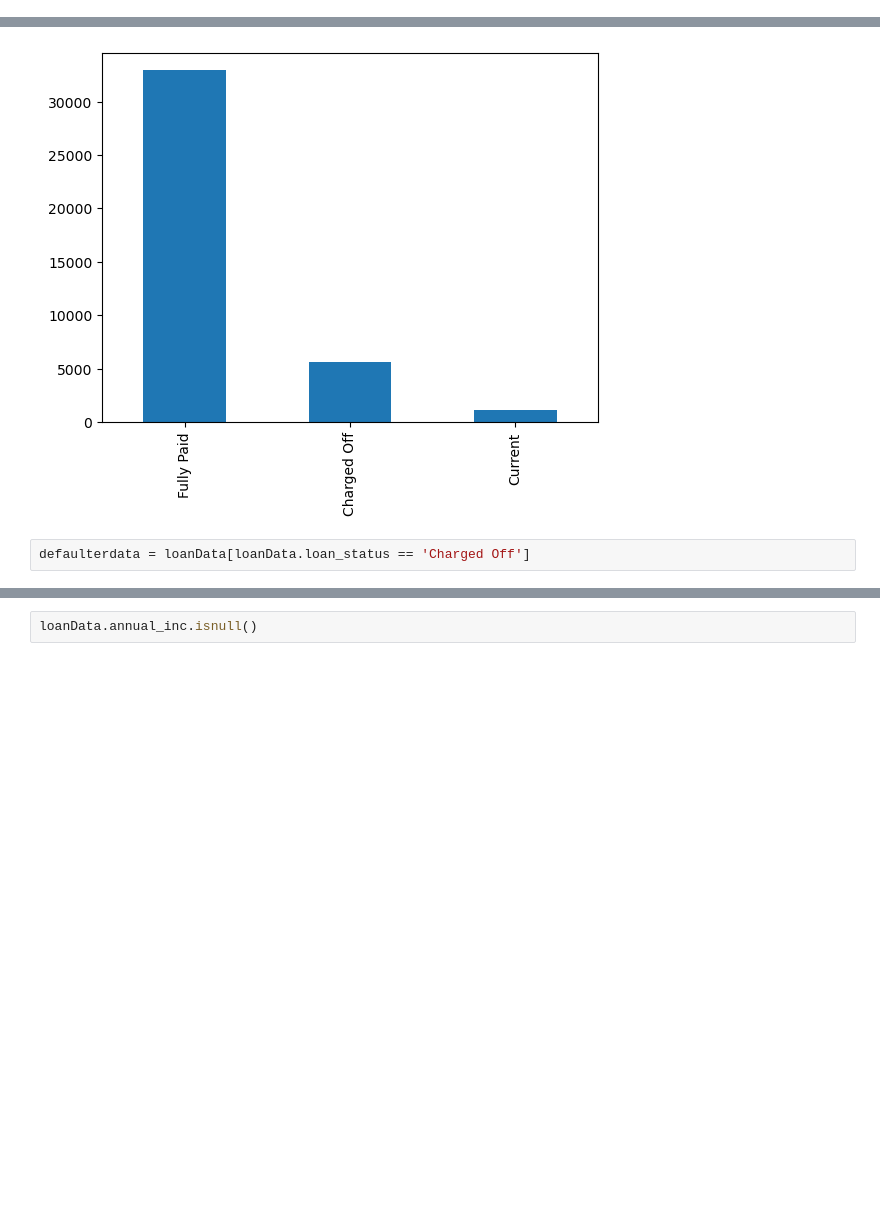
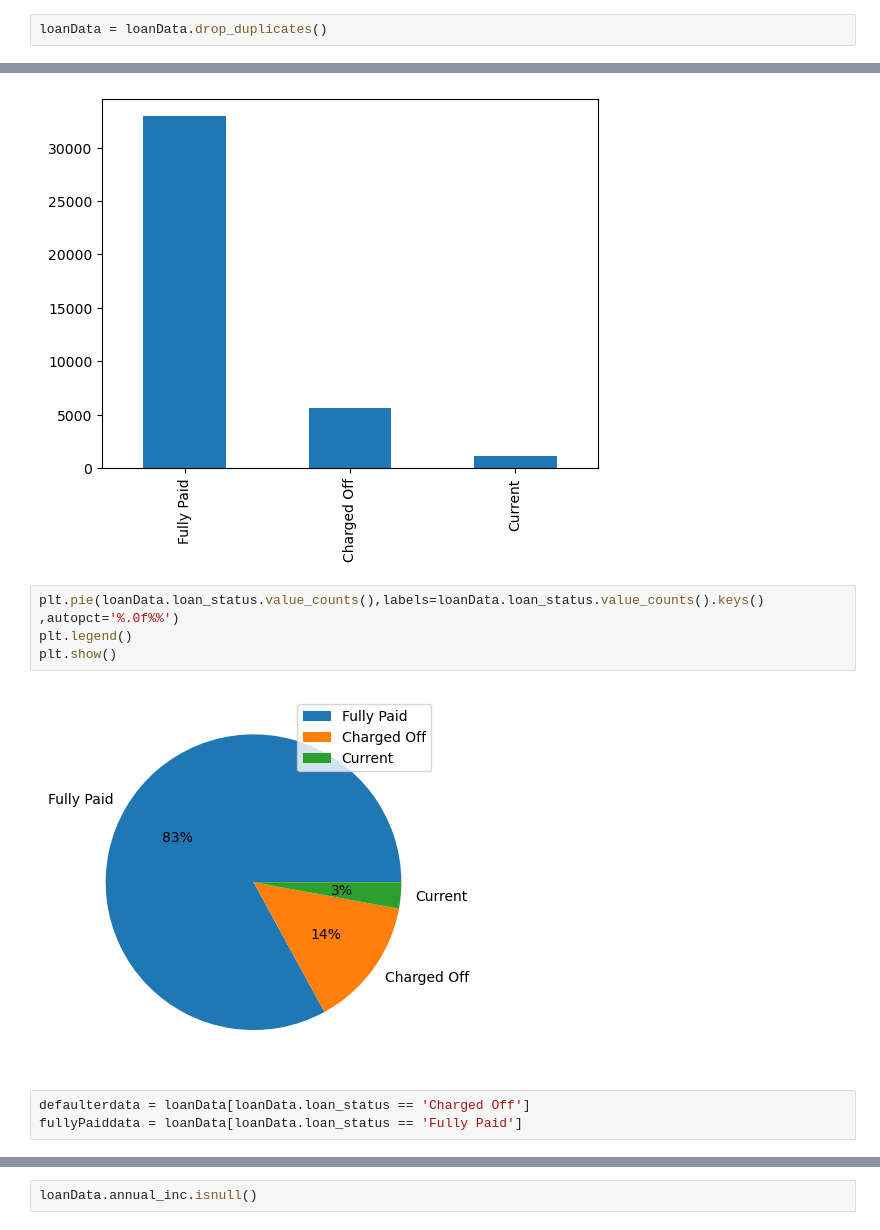
Before and after one commit to sumanji/lending-case-study, a Jupyter notebook: Group_Facilitator_Name.ipynb, the cells around one changed output, grey strips where cells are left out. Cells and saved outputs as stored; diff of their text form; blank space fills up the shorter version.

Commit message:
added more graphs to analyze data

```diff
--- a/Group_Facilitator_Name.ipynb
+++ b/Group_Facilitator_Name.ipynb
@@ -21,5 +13,7 @@ loanData.head()
 # %%
 loanData = loanData.dropna(axis=1,how="all")
+# %%
+loanData = loanData.drop_duplicates()
 # %%
 loanData.columns
 # %% [output]
@@ -57,5 +51,12 @@ loanData.loan_status.value_counts().plot.bar()
 # %% [output]
 <Axes: >
 [figure]
+# %%
+plt.pie(loanData.loan_status.value_counts(),labels=loanData.loan_status.value_counts().keys() ,autopct='%.0f%%')
+plt.legend()
+plt.show()
+# %% [output]
+[figure, added]
 # %%
 defaulterdata = loanData[loanData.loan_status == 'Charged Off']
+fullyPaiddata = loanData[loanData.loan_status == 'Fully Paid']
```
Also changed, not shown: parts of 23 cells of this notebook.
